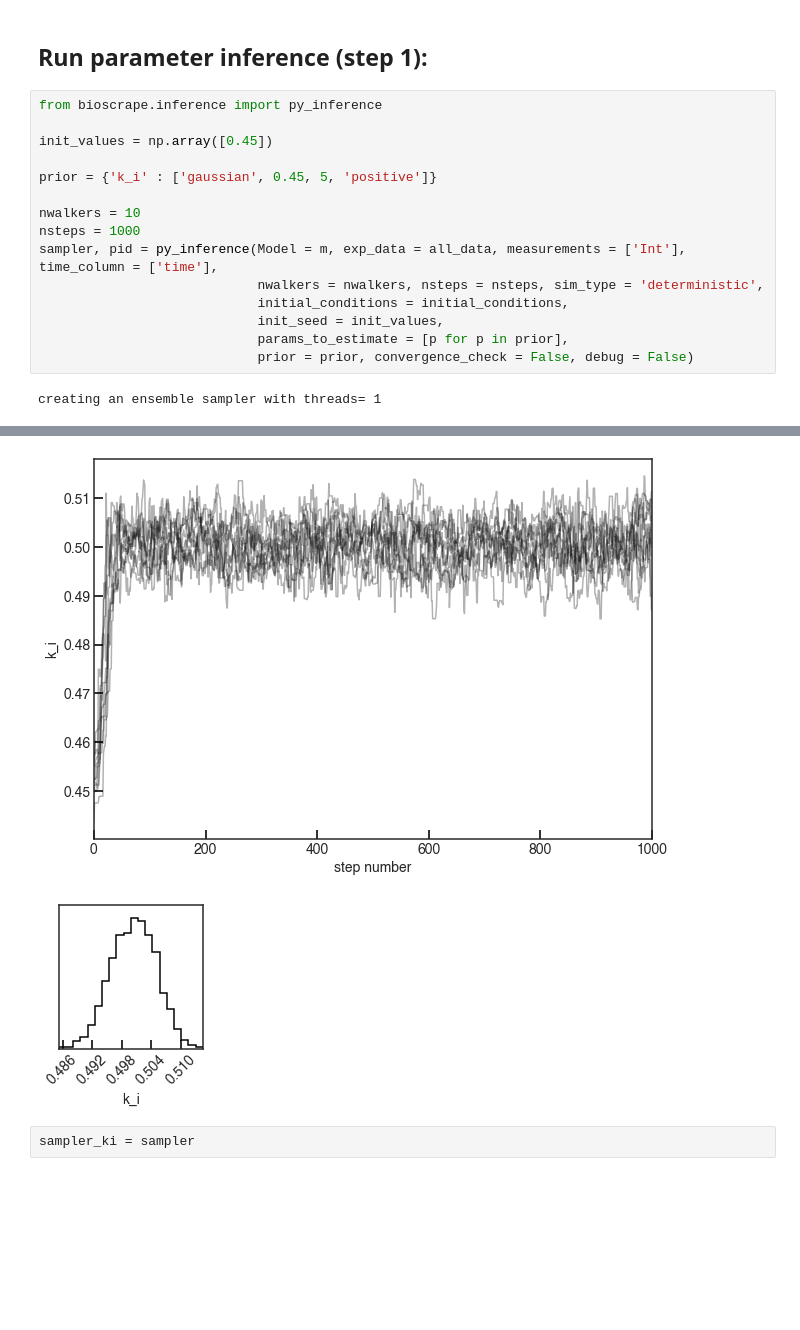
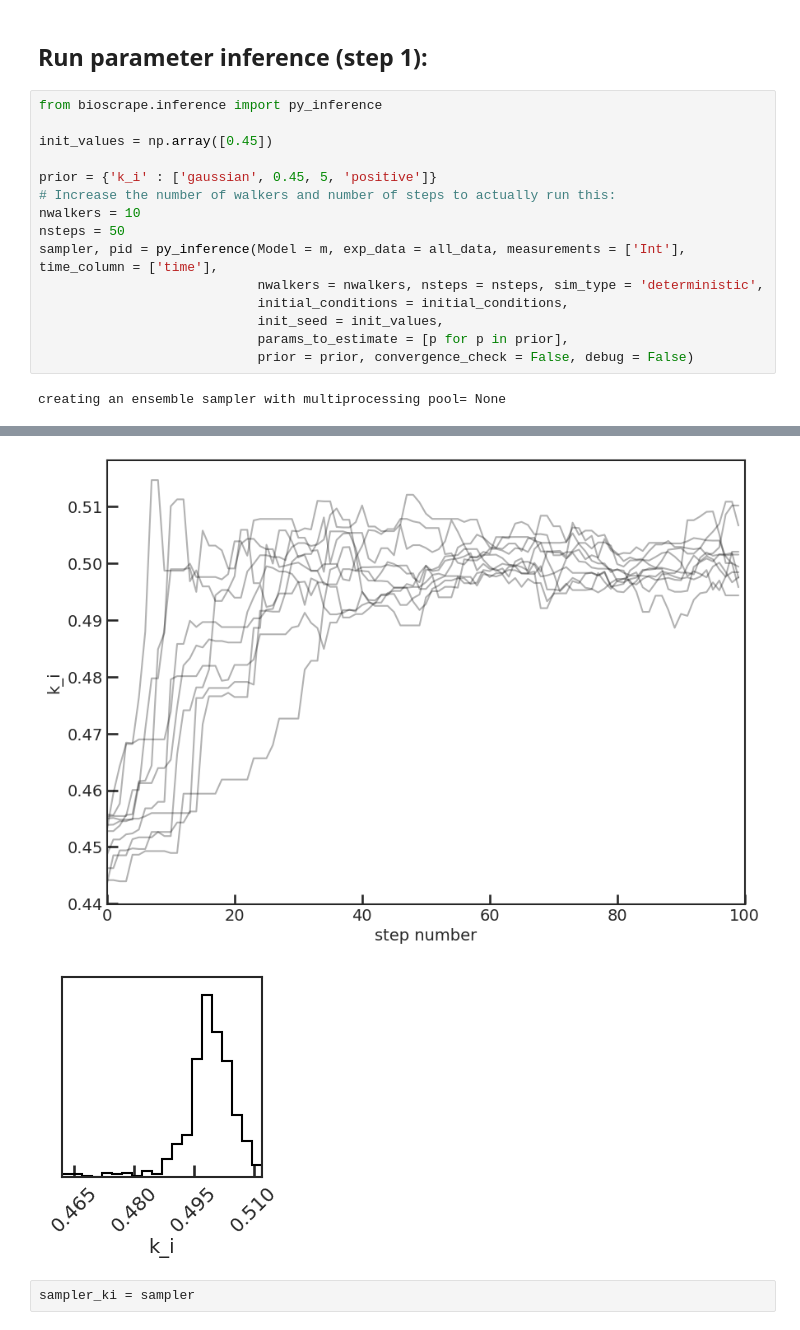
Before and after one commit to ayush9pandey/integrase-excisionase-characterization, a Jupyter notebook: data_analysis/Data Analysis of Excisionase Activity.ipynb, the cells around one changed output, grey strips where cells are left out. Saved outputs shown, nothing was run; the diff lists cells and outputs as text; blank space fills up the shorter version.

```diff
--- a/data_analysis/Data Analysis of Excisionase Activity.ipynb
+++ b/data_analysis/Data Analysis of Excisionase Activity.ipynb
@@ -535,9 +532,9 @@ from bioscrape.inference import py_inference
 init_values = np.array([0.45])
 
 prior = {'k_i' : ['gaussian', 0.45, 5, 'positive']}
-
+# Increase the number of walkers and number of steps to actually run this:
 nwalkers = 10
-nsteps = 1000
+nsteps = 50
 sampler, pid = py_inference(Model = m, exp_data = all_data, measurements = ['Int'], time_column = ['time'],
                             nwalkers = nwalkers, nsteps = nsteps, sim_type = 'deterministic',
                             initial_conditions = initial_conditions,
@@ -545,4 +542,4 @@ sampler, pid = py_inference(Model = m, exp_data = all_data, measurements = ['Int
                             params_to_estimate = [p for p in prior],
                             prior = prior, convergence_check = False, debug = False)
 # %% [output]
-creating an ensemble sampler with threads= 1
+creating an ensemble sampler with multiprocessing pool= None
@@ -551,6 +548,6 @@ Successfully completed MCMC parameter identification procedure. Check the MCMC d
 Parameter posterior distribution convergence plots:
-[figure, old version]
+[figure, new version]
-[figure, old version]
+[figure, new version]
 # %%
 sampler_ki = sampler
 # %%
```
Also changed, not shown: parts of 29 cells of this notebook, 17 other files.
